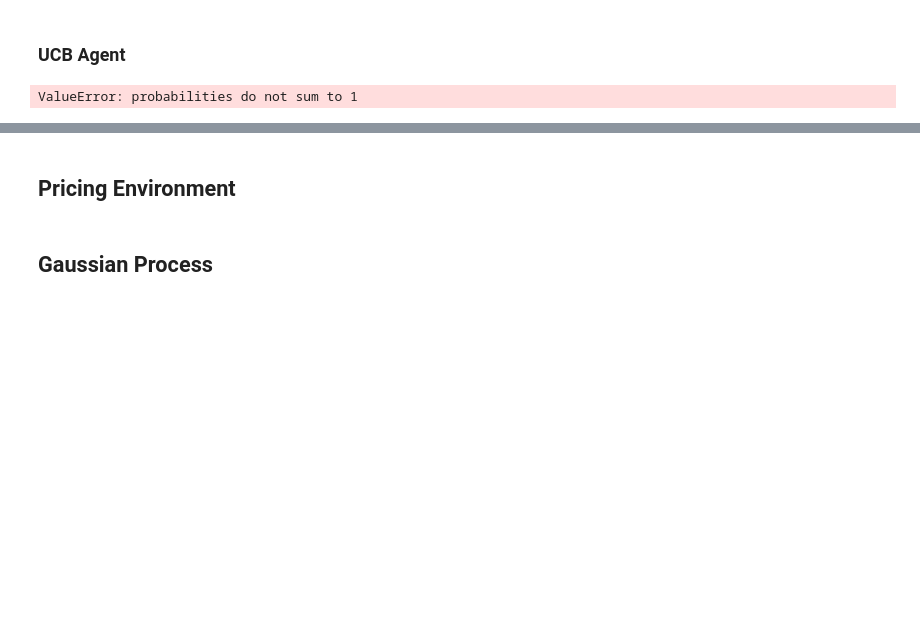
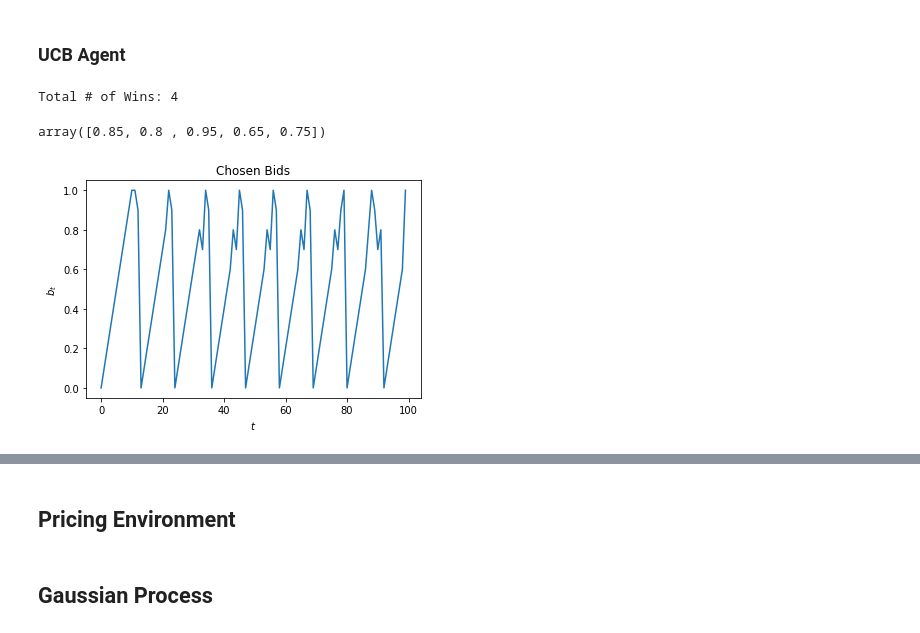
Before and after one commit to LucaBarda/OL-BiddingPricing, a Jupyter notebook: project.ipynb, the cells around one changed output, grey strips where cells are left out. Drawn from its saved outputs; the diff is of its cells as text; code cells hidden in the pictures; blank space fills up the shorter version.

```diff
--- a/project.ipynb
+++ b/project.ipynb
@@ -232,7 +232,7 @@ class UCB1Agent(Agent):
             f_ucb = self.f_avg + self.range*np.sqrt(2*np.log(self.T)/self.N_pulls)
             c_lcb = self.c_avg - self.range*np.sqrt(2*np.log(self.T)/self.N_pulls)
 
-            res = opt.linprog(c=-f_ucb, A_ub=[c_lcb], b_ub=[self.rho], A_eq=[np.ones(self.K)], b_eq=[1], bounds=(0,1))
+            res = opt.linprog(c=-f_ucb, A_ub=[c_lcb], b_ub=[self.rho], A_eq=[np.ones(self.K)], b_eq=[1], bounds=(0,1), method="simplex")
             gamma = res.x
             self.b_t = np.random.choice(range(self.K), p=gamma)
         return self.b_t
@@ -243,8 +243,10 @@ class UCB1Agent(Agent):
         self.c_avg[self.b_t] += (c_t - self.c_avg[self.b_t])/self.N_pulls[self.b_t]
         self.t += 1
 # %%
-eps = 0.1
+eps = 0.1 # discretization step
 discretized_bids = np.arange(0, 1+eps, eps)
+
+n_users=100
 
 agent = UCB1Agent(budget=B, bids=discretized_bids, T=n_users)
 
@@ -272,4 +274,13 @@ for u in range(n_users): # for each auction
     total_wins+=my_win
 print(f'Total # of Wins: {total_wins}')
 # %% [output]
-ValueError: probabilities do not sum to 1
+Total # of Wins: 4
+array([0.85, 0.8 , 0.95, 0.65, 0.75])
+# %%
+plt.plot(my_bids)
+plt.xlabel('$t$')
+plt.ylabel('$b_t$')
+plt.title('Chosen Bids')
+plt.show()
+# %% [output]
+[figure, added]
```
Also changed, not shown: parts of 9 cells of this notebook, 2 other files.
